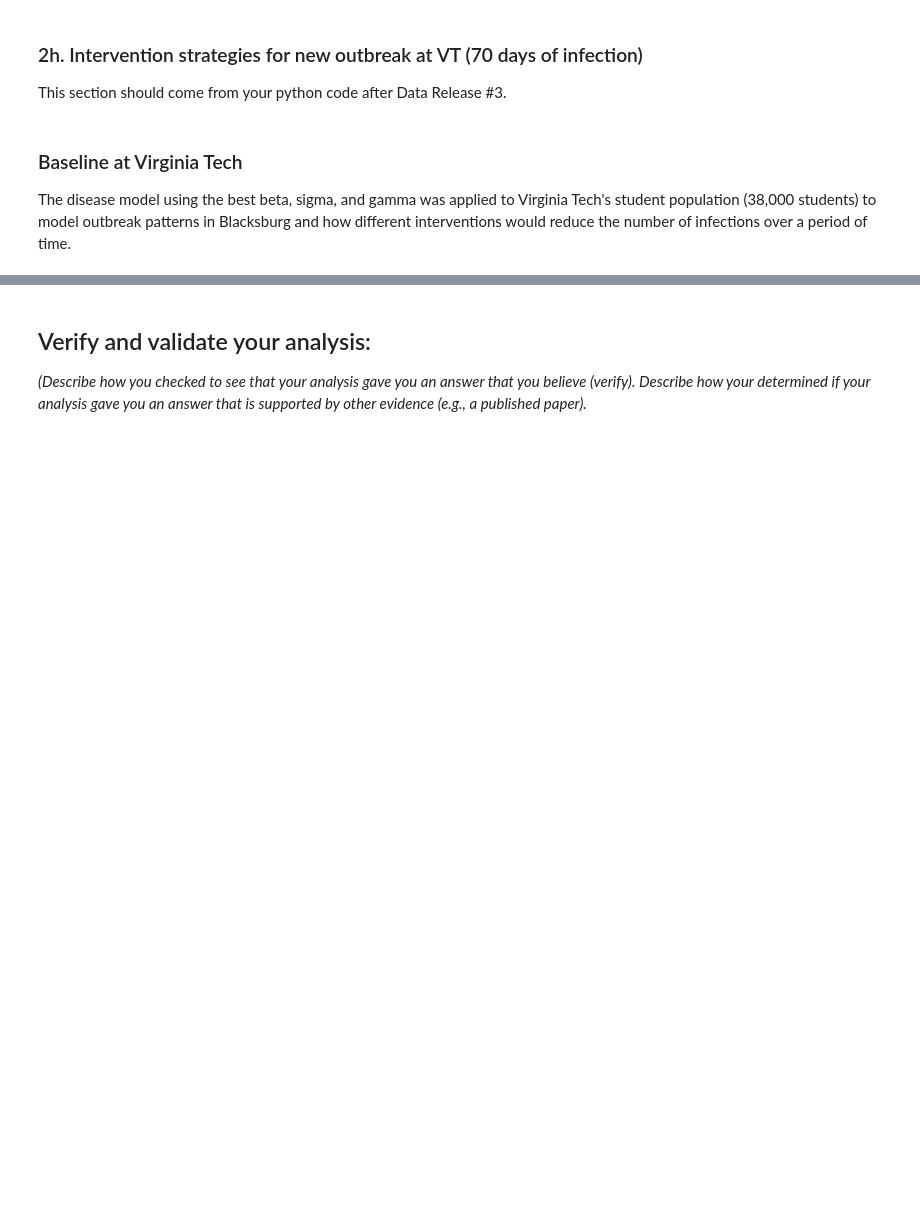
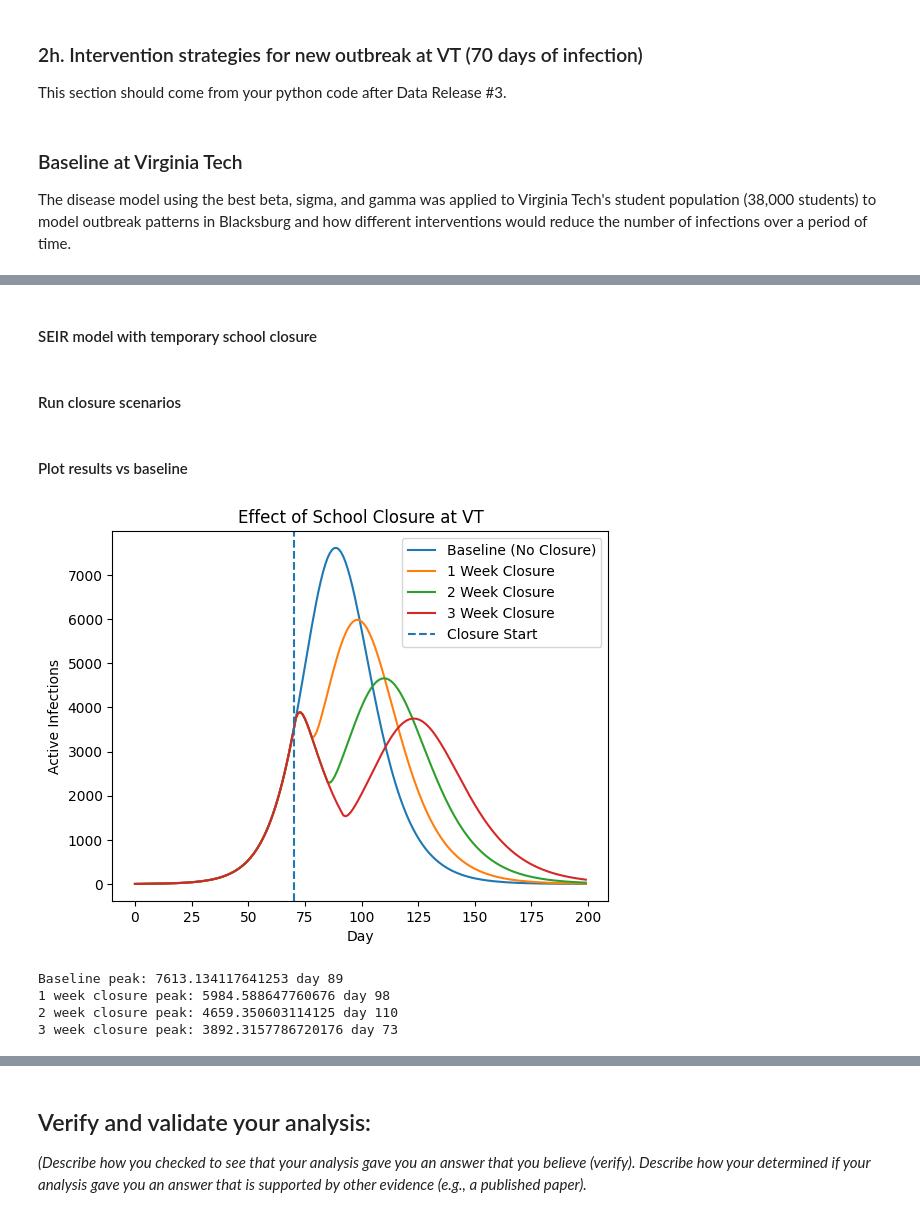
Before and after one commit to kiranspencer9/Module-2-Epidemics-SIR-Modeling, a Jupyter notebook: Notebook examples/Template_student_final_notebook.ipynb, the cells around one changed output, grey strips where cells are left out. Cells and saved outputs as stored; diff of their text form; code cells hidden in the pictures; blank space fills up the shorter version.

```diff
--- a/Notebook examples/Template_student_final_notebook.ipynb
+++ b/Notebook examples/Template_student_final_notebook.ipynb
@@ -512,0 +769,2 @@ At Virginia Tech, with a higher student population, the model predicted number o
+# %% [markdown]
+#### SEIR model with temporary school closure
@@ -512,0 +805,2 @@ At Virginia Tech, with a higher student population, the model predicted number o
+# %% [markdown]
+#### Run closure scenarios
@@ -512,0 +843,32 @@ At Virginia Tech, with a higher student population, the model predicted number o
+# %% [markdown]
+#### Plot results vs baseline
+# %%
+plt.figure()
+
+plt.plot(timepoints_VT, I_base, label="Baseline (No Closure)")
+plt.plot(timepoints_VT, I_c7, label="1 Week Closure")
+plt.plot(timepoints_VT, I_c14, label="2 Week Closure")
+plt.plot(timepoints_VT, I_c21, label="3 Week Closure")
+
+plt.axvline(70, linestyle='--', label="Closure Start")
+
+plt.xlabel("Day")
+plt.ylabel("Active Infections")
+plt.title("Effect of School Closure at VT")
+plt.legend()
+
+plt.show()
+
+print("Baseline peak:", np.max(I_base), "day", np.argmax(I_base))
+
+print("1 week closure peak:", np.max(I_c7), "day", np.argmax(I_c7))
+
+print("2 week closure peak:", np.max(I_c14), "day", np.argmax(I_c14))
+
+print("3 week closure peak:", np.max(I_c21), "day", np.argmax(I_c21))
+# %% [output]
+[figure, added]
+Baseline peak: 7613.134117641253 day 89
+1 week closure peak: 5984.588647760676 day 98
+2 week closure peak: 4659.350603114125 day 110
+3 week closure peak: 3892.3157786720176 day 73
```
Also changed, not shown: parts of 34 cells of this notebook.
